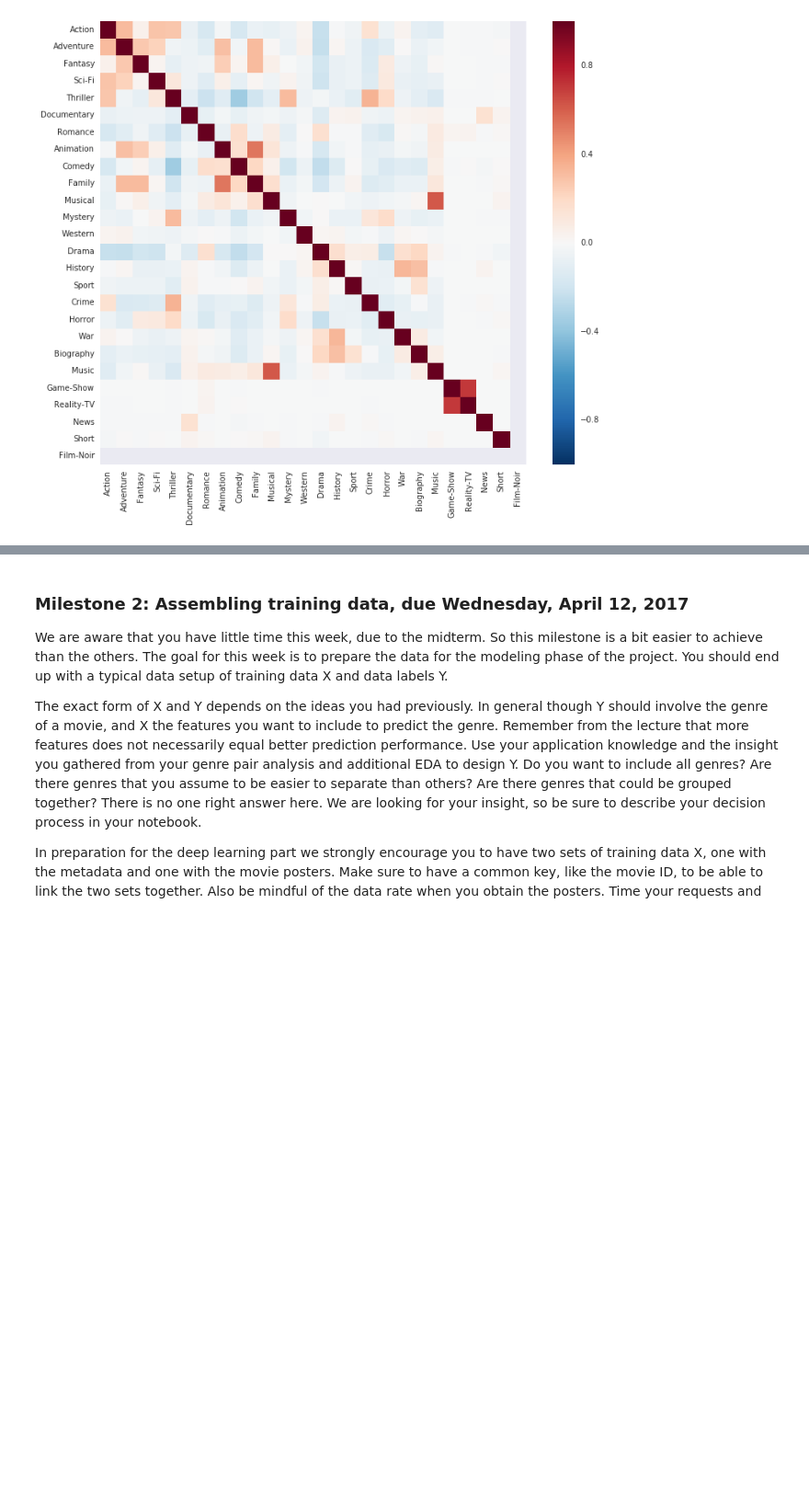
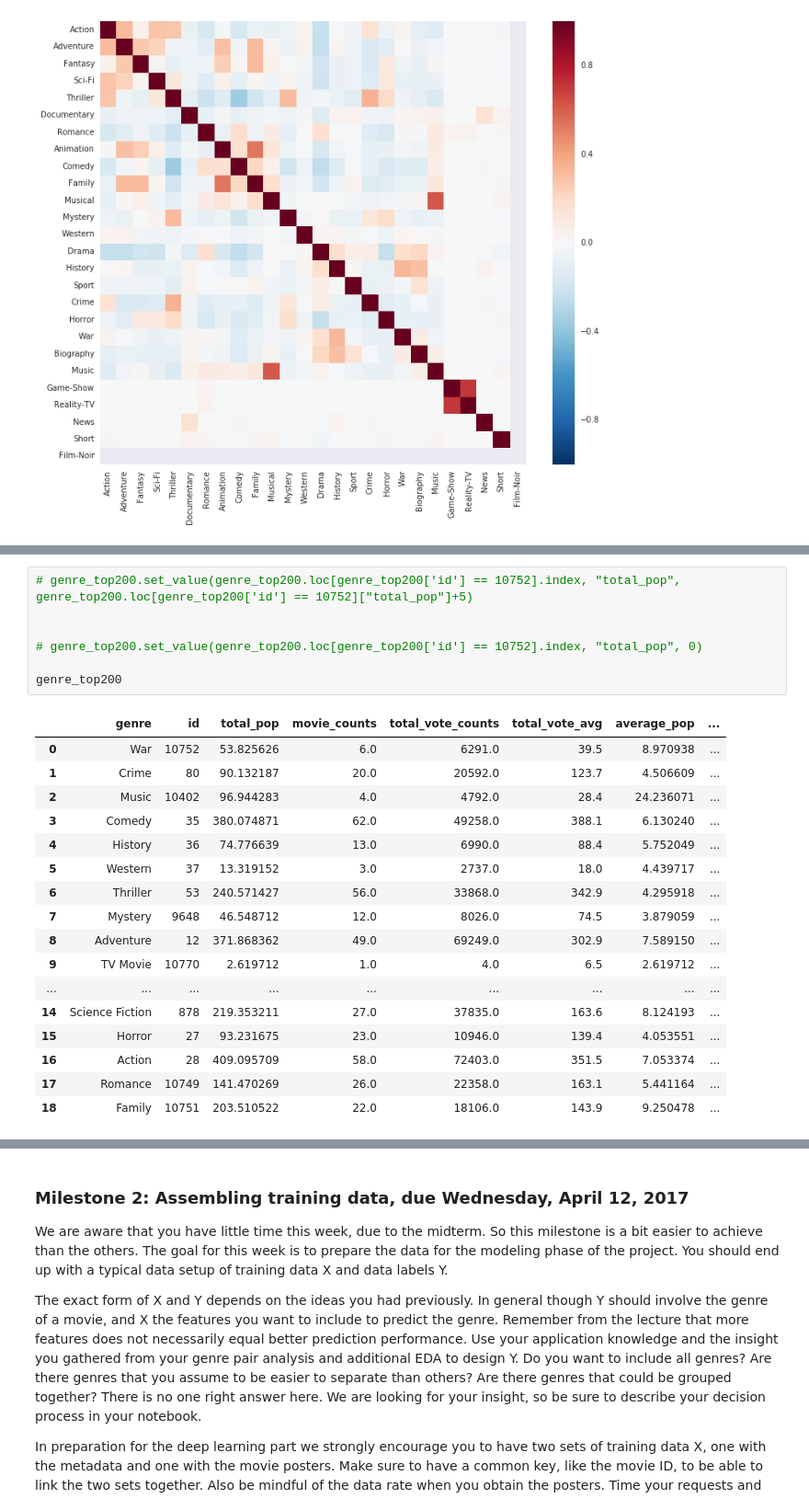
Before and after one commit to xinche/CS109bFinalProject, a Jupyter notebook: FinalProject.ipynb, the cells around one changed output, grey strips where cells are left out. Shown: that part at 92% size. Drawn from its saved outputs; the diff is of its cells as text; blank space fills up the shorter version.

```diff
--- a/FinalProject.ipynb
+++ b/FinalProject.ipynb
@@ -347,0 +483,25 @@ plt.show()
+# %%
+# genre_top200.set_value(genre_top200.loc[genre_top200['id'] == 10752].index, "total_pop", genre_top200.loc[genre_top200['id'] == 10752]["total_pop"]+5)
+
+
+# genre_top200.set_value(genre_top200.loc[genre_top200['id'] == 10752].index, "total_pop", 0)
+
+genre_top200
+# %% [output]
+|  | genre | id | total_pop | movie_counts | total_vote_counts | total_vote_avg | average_pop | ... |
+| 0 | War | 10752 | 53.825626 | 6.0 | 6291.0 | 39.5 | 8.970938 | ... |
+| 1 | Crime | 80 | 90.132187 | 20.0 | 20592.0 | 123.7 | 4.506609 | ... |
+| 2 | Music | 10402 | 96.944283 | 4.0 | 4792.0 | 28.4 | 24.236071 | ... |
+| 3 | Comedy | 35 | 380.074871 | 62.0 | 49258.0 | 388.1 | 6.130240 | ... |
+| 4 | History | 36 | 74.776639 | 13.0 | 6990.0 | 88.4 | 5.752049 | ... |
+| 5 | Western | 37 | 13.319152 | 3.0 | 2737.0 | 18.0 | 4.439717 | ... |
+| 6 | Thriller | 53 | 240.571427 | 56.0 | 33868.0 | 342.9 | 4.295918 | ... |
+| 7 | Mystery | 9648 | 46.548712 | 12.0 | 8026.0 | 74.5 | 3.879059 | ... |
+| 8 | Adventure | 12 | 371.868362 | 49.0 | 69249.0 | 302.9 | 7.589150 | ... |
+| 9 | TV Movie | 10770 | 2.619712 | 1.0 | 4.0 | 6.5 | 2.619712 | ... |
+| ... | ... | ... | ... | ... | ... | ... | ... | ... |
+| 14 | Science Fiction | 878 | 219.353211 | 27.0 | 37835.0 | 163.6 | 8.124193 | ... |
+| 15 | Horror | 27 | 93.231675 | 23.0 | 10946.0 | 139.4 | 4.053551 | ... |
+| 16 | Action | 28 | 409.095709 | 58.0 | 72403.0 | 351.5 | 7.053374 | ... |
+| 17 | Romance | 10749 | 141.470269 | 26.0 | 22358.0 | 163.1 | 5.441164 | ... |
+| 18 | Family | 10751 | 203.510522 | 22.0 | 18106.0 | 143.9 | 9.250478 | ... |
```
Also changed, not shown: parts of 5 cells of this notebook.
